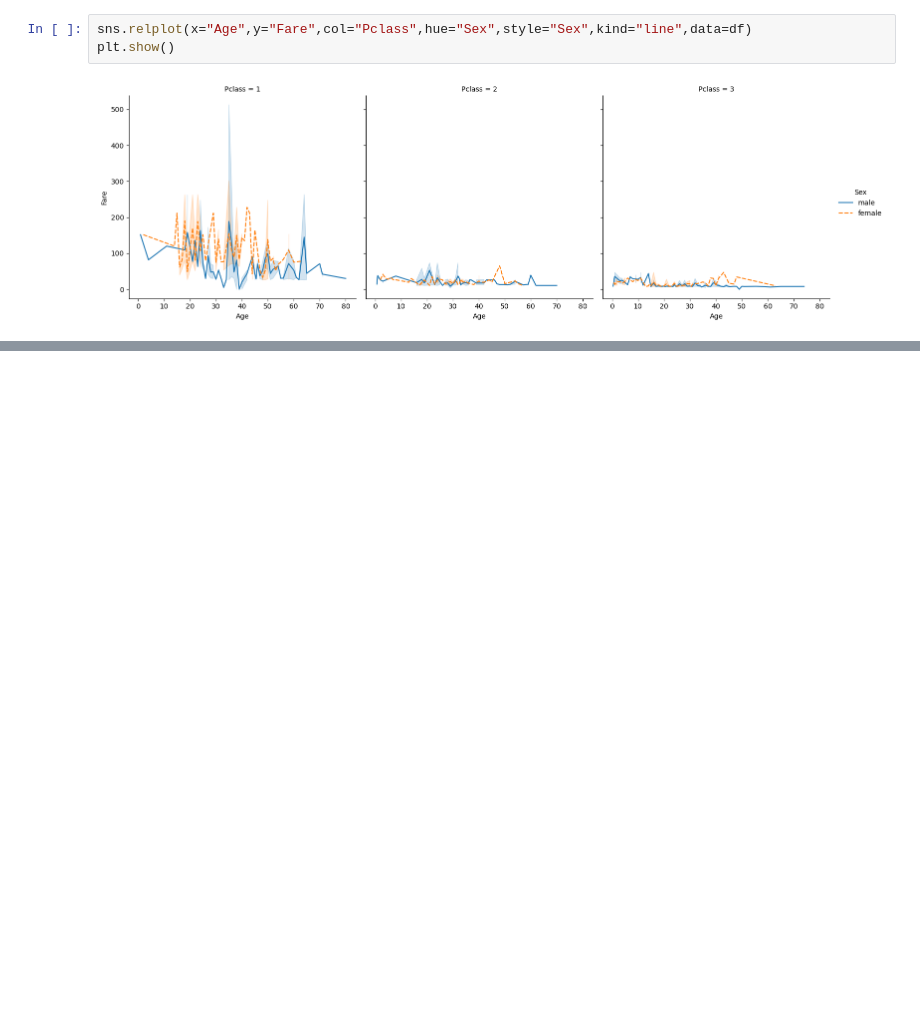
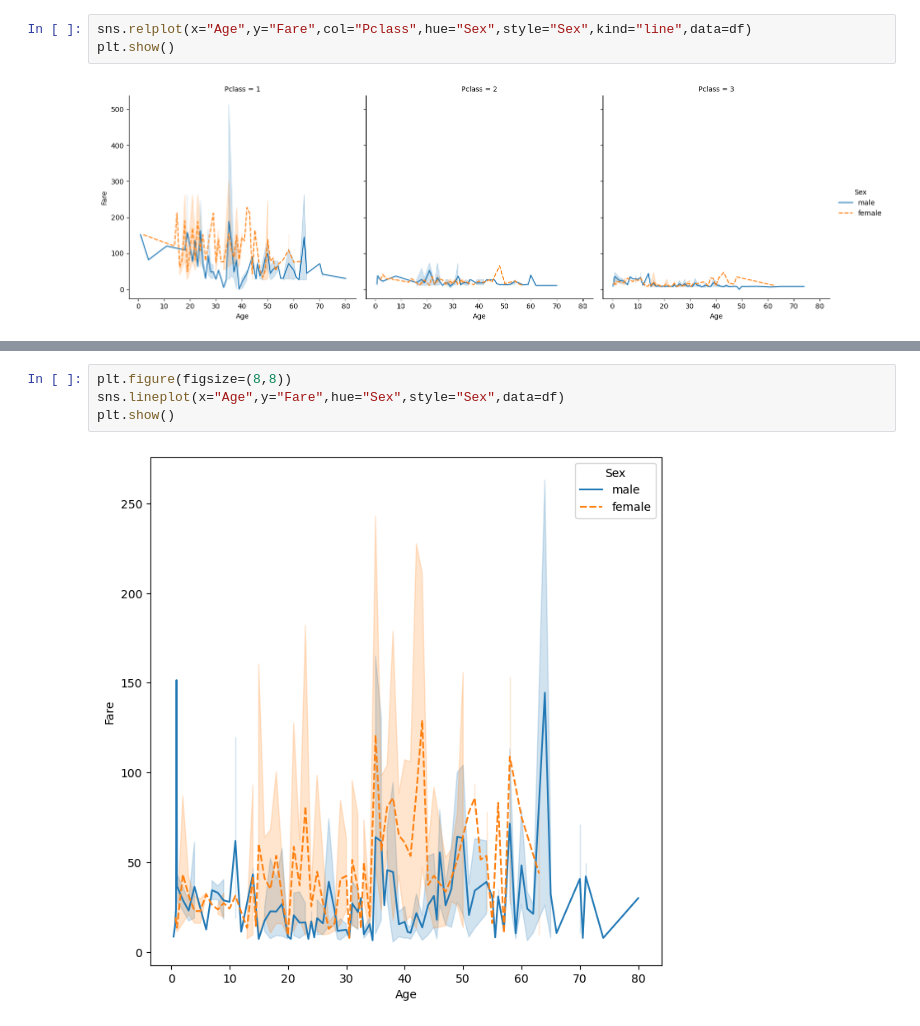
Before and after one commit to sheheryarhilal1/session-11-jawan-Pakistan, a Jupyter notebook: session11.ipynb, the cells around one changed output, grey strips where cells are left out. Drawn from its saved outputs; the diff is of its cells as text; blank space fills up the shorter version.

```diff
--- a/session11.ipynb
+++ b/session11.ipynb
@@ -359,0 +371,6 @@ plt.show()
+# %%
+plt.figure(figsize=(8,8))
+sns.lineplot(x="Age",y="Fare",hue="Sex",style="Sex",data=df)
+plt.show()
+# %% [output]
+[figure, added]
```
Also changed, not shown: parts of 25 cells of this notebook.
